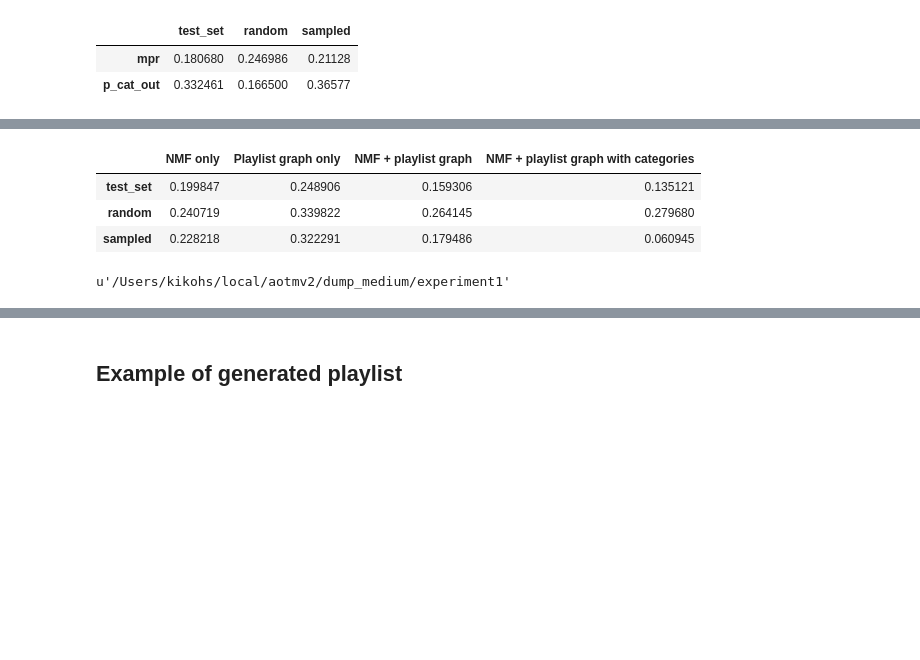
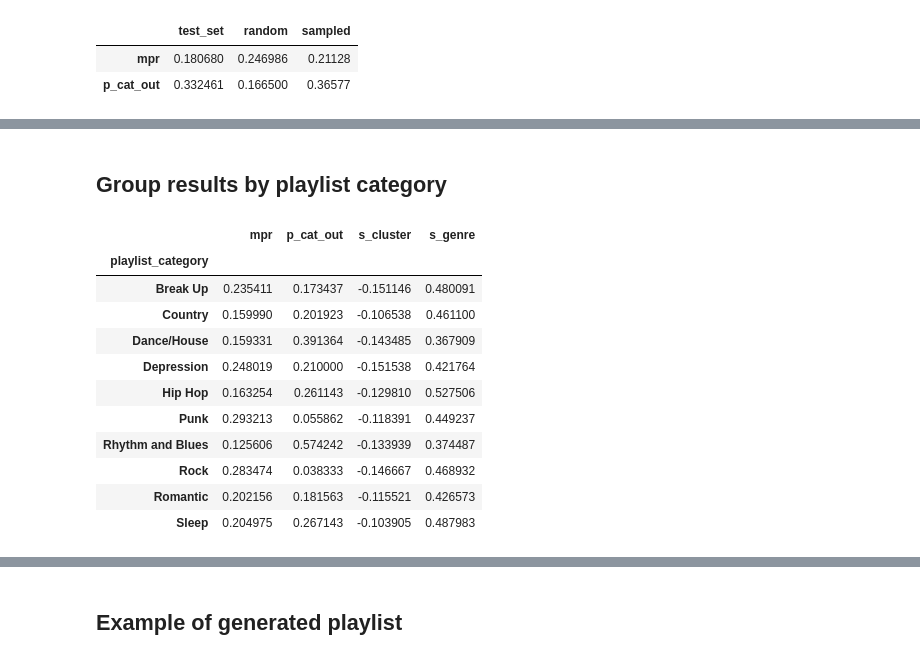
Before and after one commit to kikohs/recog, a Jupyter notebook: notebook/Rec sys.ipynb, the cells around one changed output, grey strips where cells are left out. Cells and saved outputs as stored; diff of their text form; code cells hidden in the pictures; blank space fills up the shorter version.

```diff
--- a/notebook/Rec sys.ipynb
+++ b/notebook/Rec sys.ipynb
@@ -985,4 +863,0 @@ best_theta_p_s1 = 25
-# %%
-data_path = os.path.join(SCENARIO_DIR, 'exp1_s1_best_theta_p' + str(best_theta_p_s1))
-d = np.load(data_path + '.npz')
-exp1_s1_results = run_validation(data_path, d['A'], d['B'])
@@ -1028,5 +863,0 @@ def grid_search_theta_playlist_scenario2():
-# %%
-data_path = os.path.join(SCENARIO_DIR2, 'exp1_s2_best_theta_p' + str(best_theta_p_s2))
-d = np.load(data_path + '.npz')
-
-exp1_s2_results = run_validation(data_path, d['A'], d['B'])
@@ -1127,11 +864,35 @@ expr_results('p_cat_out', 'exp_overall_all')
-# %%
-expr_results('mpr', 'exp_overall_all')
-# %% [output]
-|  | NMF only | Playlist graph only | NMF + playlist graph | NMF + playlist graph with categories |
-| test_set | 0.199847 | 0.248906 | 0.159306 | 0.135121 |
-| random | 0.240719 | 0.339822 | 0.264145 | 0.279680 |
-| sampled | 0.228218 | 0.322291 | 0.179486 | 0.060945 |
-# %%
-EXPERIMENT_DIR
-# %% [output]
-u'/Users/kikohs/local/aotmv2/dump_medium/experiment1'
+# %% [markdown]
+## Group results by playlist category
+# %%
+def load_average_test_results_per_category(exp_dir, name):
+    data_path = os.path.join(exp_dir, name)
+    path = data_path + '.h5'
+    store = pd.HDFStore(path)
+    test_results = list()
+    for k in store.keys():
+        if k.startswith('/results_test'):
+            test_results.append(store.get(k[1:]))
+    store.close()
+
+    df_concat = pd.concat(test_results)
+    by_row_index = df_concat.groupby(df_concat.index)
+    df_means = by_row_index.mean()
+    df_means.name = name
+    return df_means
+# %%
+nmf_only = load_average_test_results_per_category(EXPERIMENT_DIR, 'nmf_only')
+# %%
+nmf_only
+# %% [output]
+|  | mpr | p_cat_out | s_cluster | s_genre |
+| playlist_category |  |  |  |  |
+| Break Up | 0.235411 | 0.173437 | -0.151146 | 0.480091 |
+| Country | 0.159990 | 0.201923 | -0.106538 | 0.461100 |
+| Dance/House | 0.159331 | 0.391364 | -0.143485 | 0.367909 |
+| Depression | 0.248019 | 0.210000 | -0.151538 | 0.421764 |
+| Hip Hop | 0.163254 | 0.261143 | -0.129810 | 0.527506 |
+| Punk | 0.293213 | 0.055862 | -0.118391 | 0.449237 |
+| Rhythm and Blues | 0.125606 | 0.574242 | -0.133939 | 0.374487 |
+| Rock | 0.283474 | 0.038333 | -0.146667 | 0.468932 |
+| Romantic | 0.202156 | 0.181563 | -0.115521 | 0.426573 |
+| Sleep | 0.204975 | 0.267143 | -0.103905 | 0.487983 |
```
Also changed, not shown: parts of 87 cells of this notebook.
